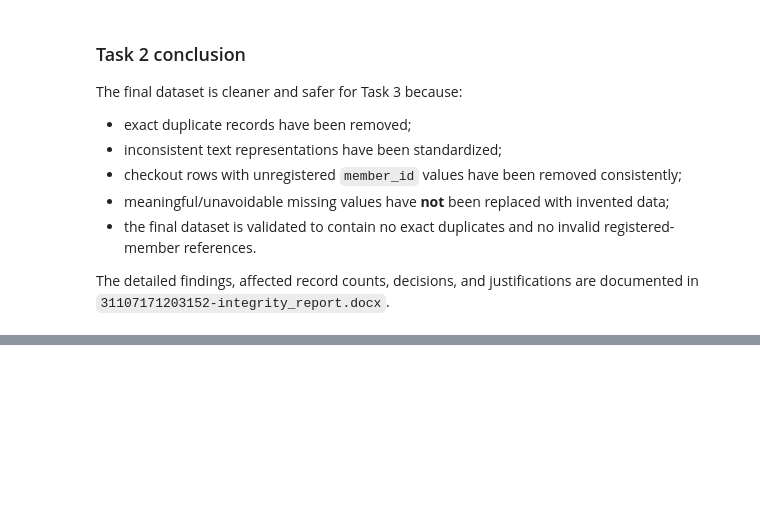
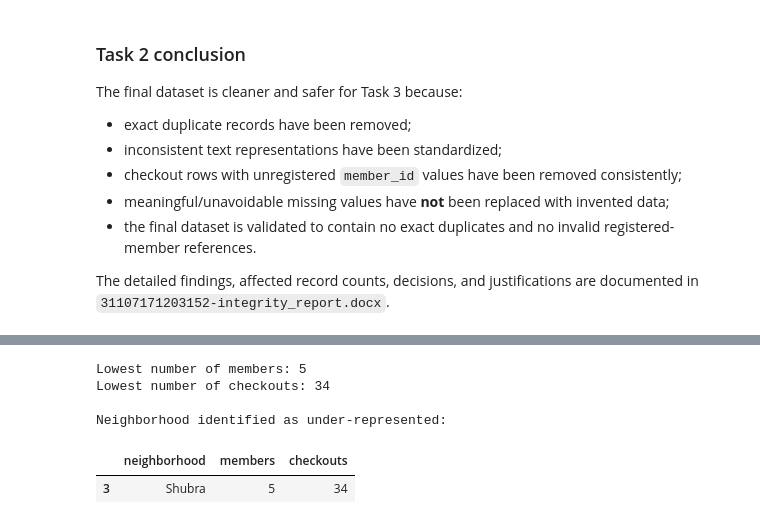
Before and after one commit to mostafamohamedf787-cmyk/deci-eyouth-Final-Project, a Jupyter notebook: 31107171203152-CityLibrary.ipynb, the cells around one changed output, grey strips where cells are left out. Cells and saved outputs as stored; diff of their text form; code cells hidden in the pictures; blank space fills up the shorter version.

```diff
--- a/31107171203152-CityLibrary.ipynb
+++ b/31107171203152-CityLibrary.ipynb
@@ -443,0 +550,24 @@ The detailed findings, affected record counts, decisions, and justifications are
+# %%
+min_members = neighborhood_summary['members'].min()
+min_checkouts = neighborhood_summary['checkouts'].min()
+
+under_represented = neighborhood_summary[
+    (neighborhood_summary['members'] == min_members) &
+    (neighborhood_summary['checkouts'] == min_checkouts)
+].copy()
+
+print('Lowest number of members:', min_members)
+print('Lowest number of checkouts:', min_checkouts)
+
+if under_represented.empty:
+    print('\nNo neighborhood is under-represented under this two-measure rule.')
+else:
+    print('\nNeighborhood identified as under-represented:')
+    display(under_represented)
+# %% [output]
+Lowest number of members: 5
+Lowest number of checkouts: 34
+
+Neighborhood identified as under-represented:
+|  | neighborhood | members | checkouts |
+| 3 | Shubra | 5 | 34 |
```
Also changed, not shown: parts of 15 cells of this notebook.
